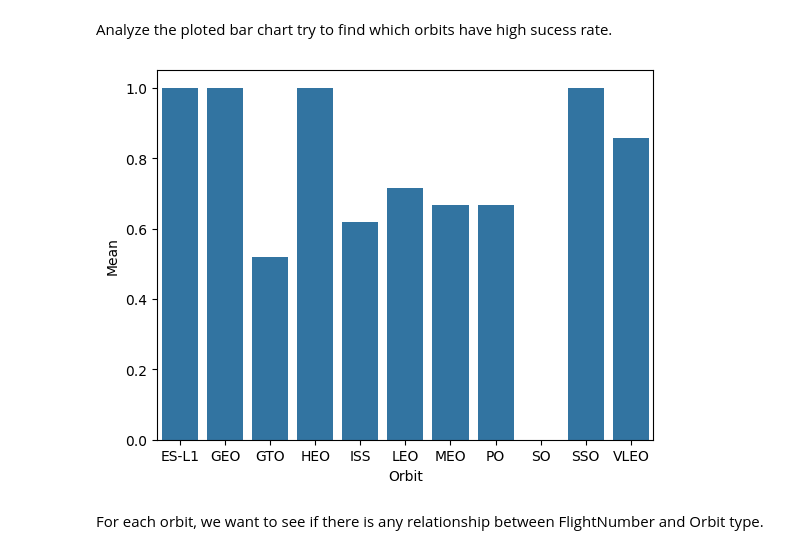
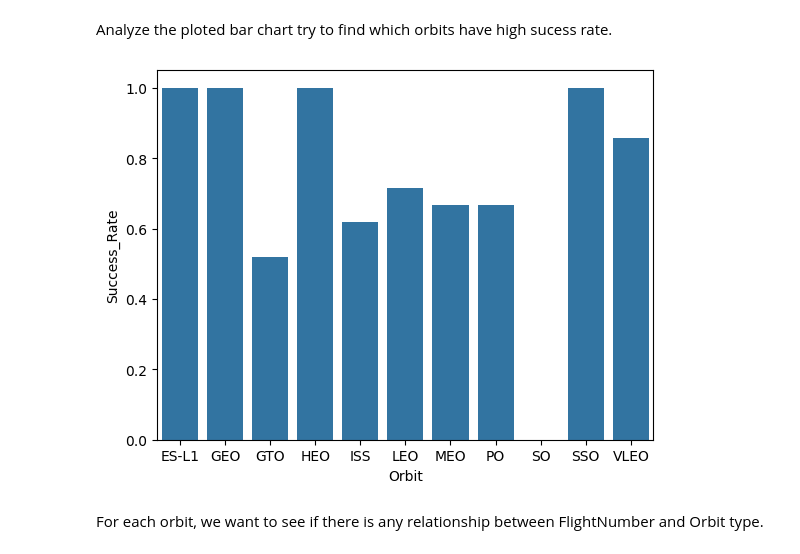
Before and after one commit to Monsterglitch/DS-Capstone, a Jupyter notebook: Module_2/edadataviz.ipynb, the cells around one changed output. Saved outputs shown, nothing was run; the diff lists cells and outputs as text; code cells hidden in the pictures.

```diff
--- a/Module_2/edadataviz.ipynb
+++ b/Module_2/edadataviz.ipynb
@@ -118,15 +118,15 @@ Let's create a `bar chart` for the sucess rate of each orbit
 # %%
 # HINT use groupby method on Orbit column and get the mean of Class column
 success_rate = df.groupby(df["Orbit"])["Class"].mean()
-x = pd.DataFrame({ 'Orbit': success_rate.index, 'Mean': success_rate.values })
+x = pd.DataFrame({ 'Orbit': success_rate.index, 'Success_Rate': success_rate.values })
 # %% [markdown]
 Analyze the ploted bar chart try to find which orbits have high sucess rate.
 # %%
 ### TASK  4: Visualize the relationship between FlightNumber and Orbit type
-sns.barplot(data = x, x = "Orbit", y = "Mean")
+sns.barplot(data = x, x = "Orbit", y = "Success_Rate")
 plt.show()
 # %% [output]
-[figure, old version]
+[figure, new version]
 # %% [markdown]
 For each orbit, we want to see if there is any relationship between FlightNumber and Orbit type.
 # %%
```
Also changed, not shown: 1 other file.
